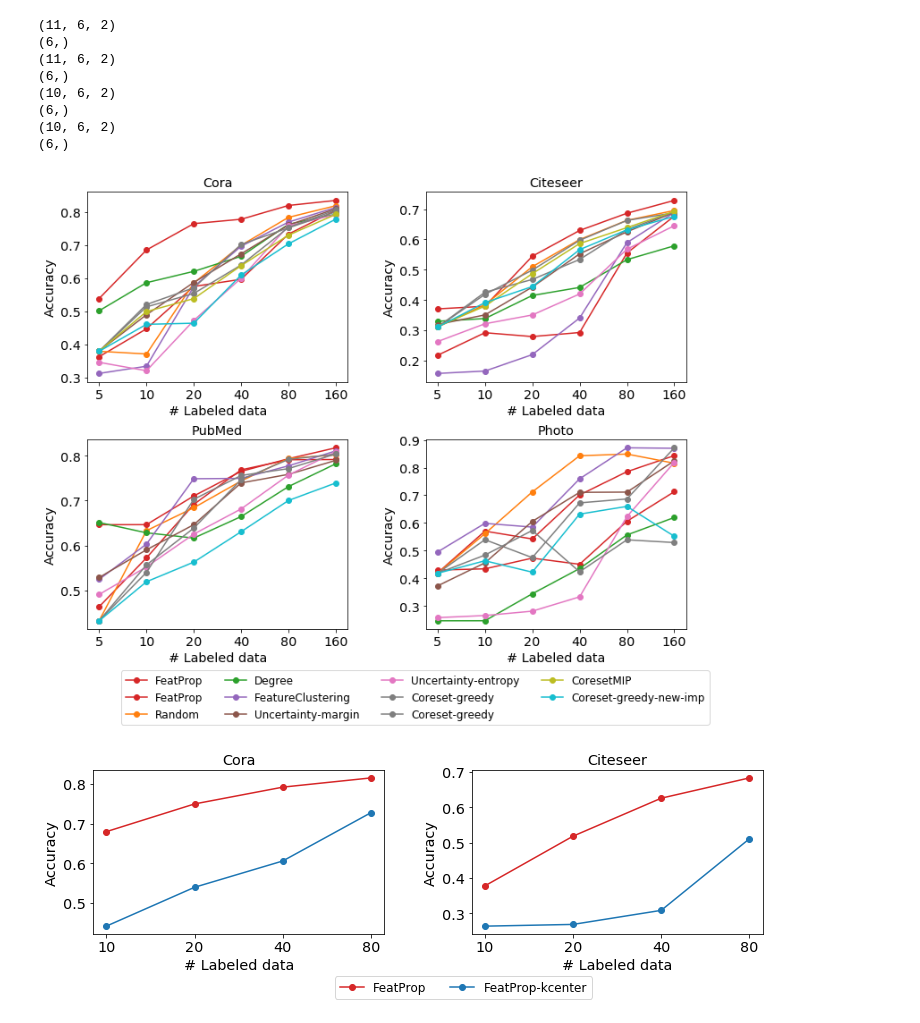
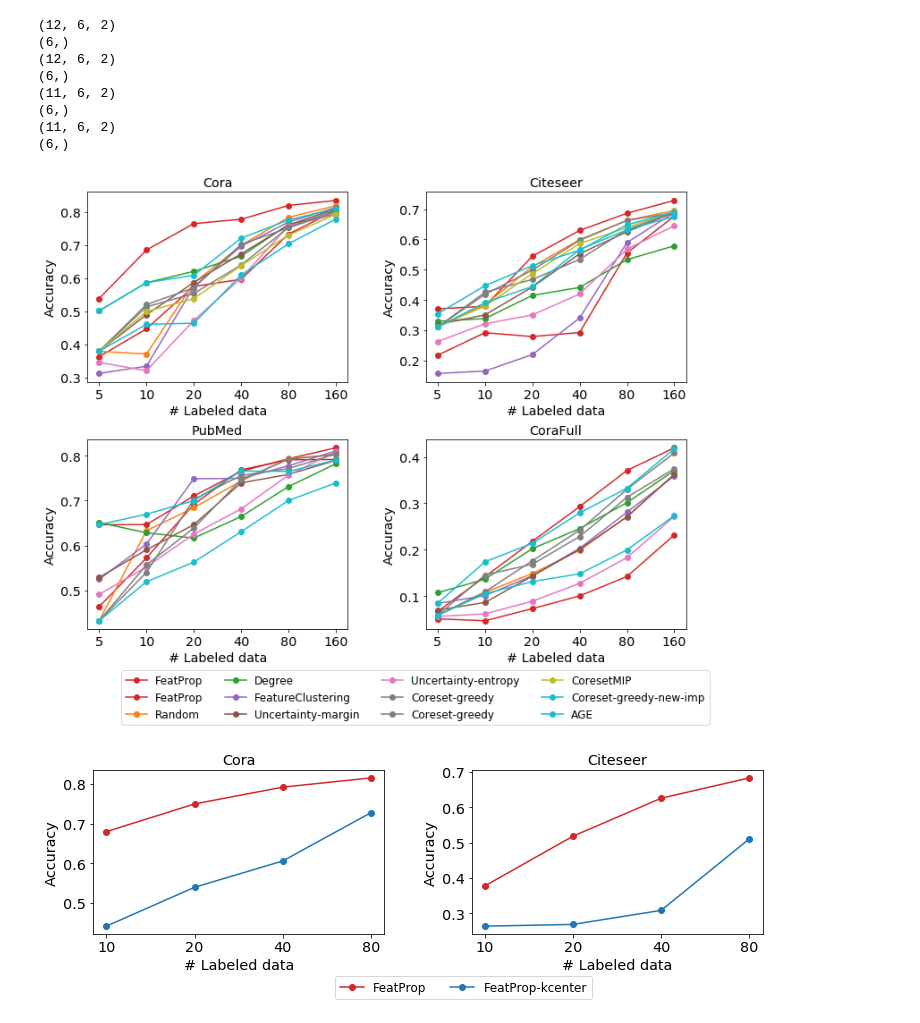
Before and after one commit to CrickWu/active_graph, a Jupyter notebook: plot.ipynb, the cells around one changed output. Drawn from its saved outputs; the diff is of its cells as text; code cells hidden in the pictures.

```diff
--- a/plot.ipynb
+++ b/plot.ipynb
@@ -23,8 +23,8 @@ filename = '{}.csv'.format('main')
 fig, axes = plt.subplots(2, 2, figsize=(12, 9), gridspec_kw={'hspace': 0.3, 'wspace': 0.3})
 # fig.
 
-# for num, dataset in enumerate(['Cora', 'Citeseer', 'PubMed', 'CoraFull']):
-for num, dataset in enumerate(['Cora', 'Citeseer', 'PubMed', 'Photo']):
+for num, dataset in enumerate(['Cora', 'Citeseer', 'PubMed', 'CoraFull']):
+# for num, dataset in enumerate(['Cora', 'Citeseer', 'PubMed', 'Photo']):
     stack_array = []
     with open(filename) as csv_file:
         csv_reader = csv.reader(csv_file, delimiter=',')
@@ -54,10 +54,13 @@ for num, dataset in enumerate(['Cora', 'Citeseer', 'PubMed', 'Photo']):
             # TODO: filtering seems to be too strict on CoraFull
 #             print(method, kmeans_num_layer, uncertain_score, cluster_method)
 #             print(row)
-            if int(kmeans_num_layer) == 2:
-                return 'FeatProp', 'C3', 0
-            elif int(kmeans_num_layer) == 0:
-                return 'FeatureClustering', 'C4', 4
+            if cluster_method == 'kmeans':
+                if int(kmeans_num_layer) == 2:
+                    return 'FeatProp', 'C3', 0
+                elif int(kmeans_num_layer) == 0:
+                    return 'FeatureClustering', 'C4', 4
+            elif cluster_method == 'kmedoids':
+                return 'K-Medoids', 'C7', 11
         if method == 'uncertain':
             if uncertain_score == 'margin':
                 return 'Uncertainty-margin', 'C5', 5
@@ -72,8 +75,10 @@ for num, dataset in enumerate(['Cora', 'Citeseer', 'PubMed', 'Photo']):
         if method == 'xcoresetmip':
             return 'CoresetMIP', 'C8', 8
         # here comes an extra xcoreset
-        if method =='xcoreset':
+        if method == 'xcoreset':
             return 'Coreset-greedy-new-imp', 'C9', 9
+        if method == 'age':
+            return 'AGE', 'C9', 10
 
 
     methods = []
@@ -105,38 +110,38 @@ for num, dataset in enumerate(['Cora', 'Citeseer', 'PubMed', 'Photo']):
 
     ordered_indices = np.argsort(orders)
     res_array = np.asarray(res_array)
     std_array = np.asarray(std_array)
 #     fig = plt.figure()
     # for i in range(len(methods)):
     print(res_array.shape)
     print(res_array[0,:,0].shape)
     ax = axes[num // 2][ num % 2]
     for i in ordered_indices:
 #     for i in ordered_indices[:2]: # debug
         ax.plot(header[9:15], res_array[i, :, 0], marker='o', label=methods[i], color=colors[i])
 #         ax.fill_between(header[10:14], res_array[i, :]-std_array[i,:], res_array[i, :]+std_array[i,:], alpha=0.2, color=colors[i])
 #     plt.legend()
     ax.set_title(dataset)
     ax.set_xlabel('# Labeled data')
     ax.set_ylabel('Accuracy')
 #     fig.tight_layout()
 #     plt.savefig('figs/{}.pdf'.format(dataset))
 
 # plt.legend()
 lgd = axes[0][0].legend(bbox_to_anchor=(0.13, -1.8), loc='lower left', borderaxespad=0., ncol=4)
 fig.tight_layout()
 plt.savefig('figs/All.pdf', bbox_extra_artists=(lgd,), bbox_inches='tight')
 # plt.savefig('figs/All_std.pdf', bbox_extra_artists=(lgd,), bbox_inches='tight')
 # %% [output]
+(12, 6, 2)
+(6,)
+(12, 6, 2)
+(6,)
 (11, 6, 2)
 (6,)
 (11, 6, 2)
 (6,)
-(10, 6, 2)
-(6,)
-(10, 6, 2)
-(6,)
-[figure, old version]
+[figure, new version]
 # %%
 # main kcenter_kmeans comparison
 import matplotlib.pylab as pylab
```
Also changed, not shown: 4 other files.
